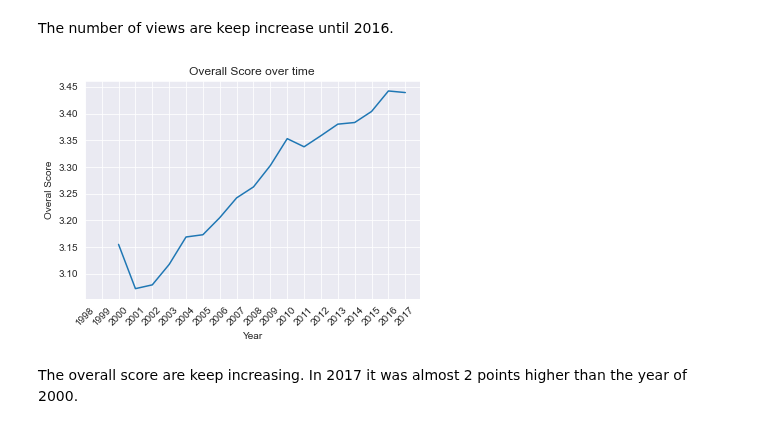
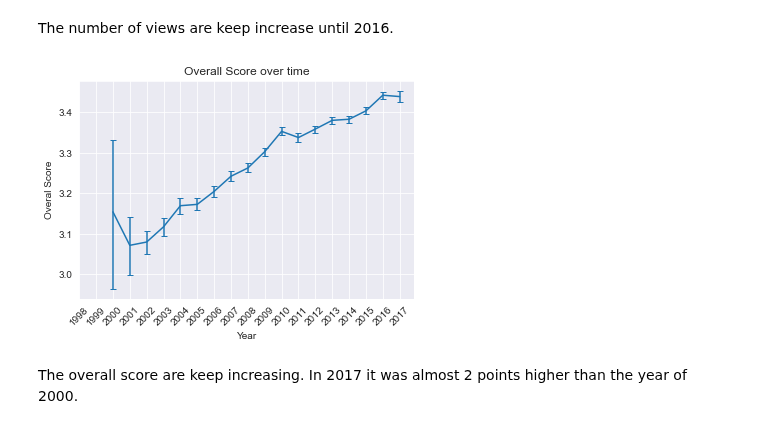
Before and after one commit to PeterYYZhang/2022, a Jupyter notebook: projectM1/Project2_final.ipynb, the cells around one changed output. Cells and saved outputs as stored; diff of their text form; code cells hidden in the pictures.

```diff
--- a/projectM1/Project2_final.ipynb
+++ b/projectM1/Project2_final.ipynb
@@ -617,0 +614,14 @@ According the image above, the number of views are increase over time. In 2014,
+# %%
+def get_stats_num_by_time(x):
+    bs = bootstrapping(x['overall'], 1000, 0.1, 0.95)
+#     print(bs[1])
+    return pd.Series({'mean': bs[0],
+                  'left':bs[1],
+                  'right':bs[2]})
+# %%
+def get_stats_num_by_time(x):
+    bs = bootstrapping(x['overall'], 1000, 0.1, 0.95)
+#     print(bs[1])
+    return pd.Series({'mean': bs[0],
+                  'left':bs[1],
+                  'right':bs[2]})
@@ -639,15 +655,21 @@ plt.show()
 [figure]
 # %% [markdown]
 The number of views are keep increase until 2016.
+# %%
+stats_to_plot_rb = region_rb_style_change.groupby(['year']).apply(lambda x: get_stats_num_by_time(x))
 # %%
-plt.plot(region_rb_style_change.groupby(['year']).mean()['overall'].index, region_rb_style_change.groupby(['year']).mean()['overall'])
+plt.errorbar(stats_to_plot_rb.index, stats_to_plot_rb['mean'],
+             yerr = [stats_to_plot_rb['mean']-stats_to_plot_rb.left,
+                     stats_to_plot_rb.right-stats_to_plot_rb['mean']],
+             capsize=3)
+# plt.plot(region_rb_style_change.groupby(['year']).mean()['overall'].index, region_rb_style_change.groupby(['year']).mean()['overall'])
 plt.ylabel('Overal Score')
 plt.xlabel('Year')
 plt.title('Overall Score over time')
 plt.xticks([i for i in range(1998, 2018)], rotation=45)
 plt.show()
 # %% [output]
-[figure, old version]
+[figure, new version]
 # %% [markdown]
 The overall score are keep increasing. In 2017 it was almost 2 points higher than the year of 2000.
 # %% [markdown]
```
Also changed, not shown: parts of 23 cells of this notebook.
